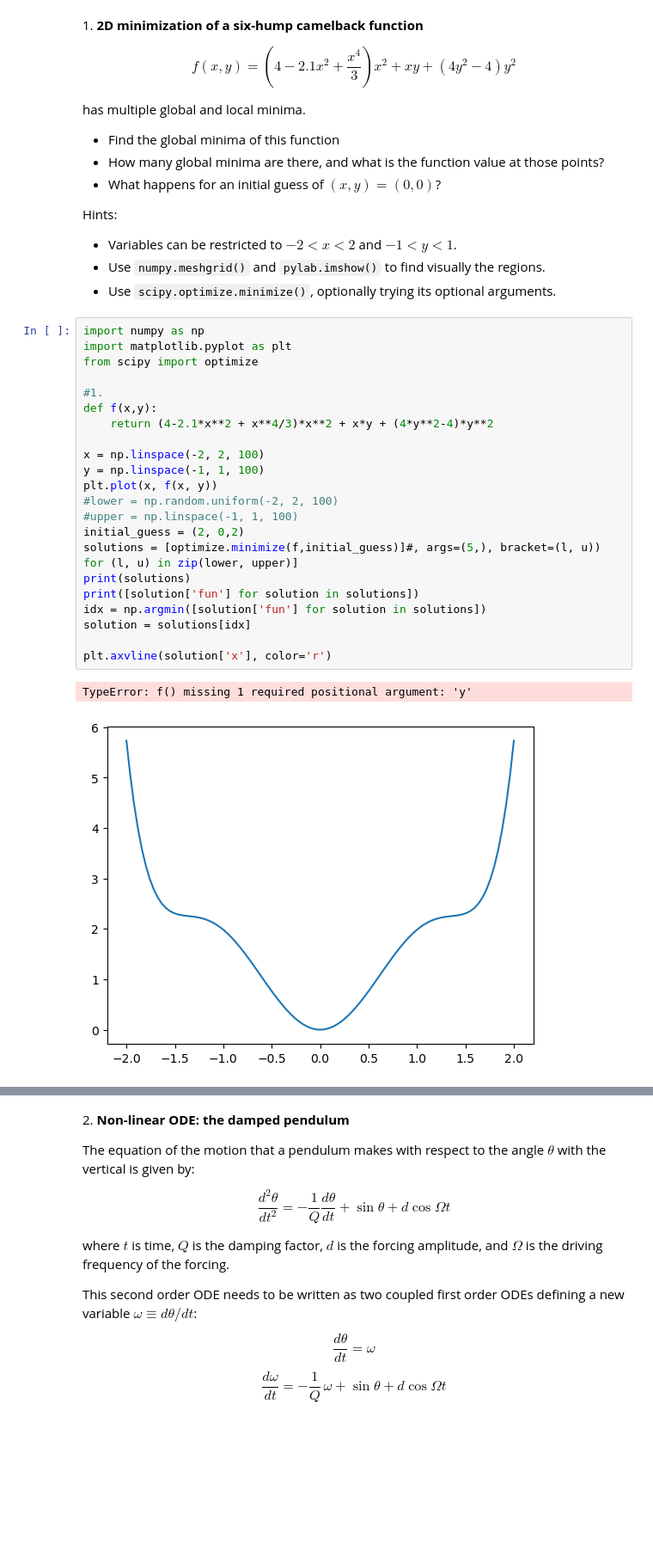
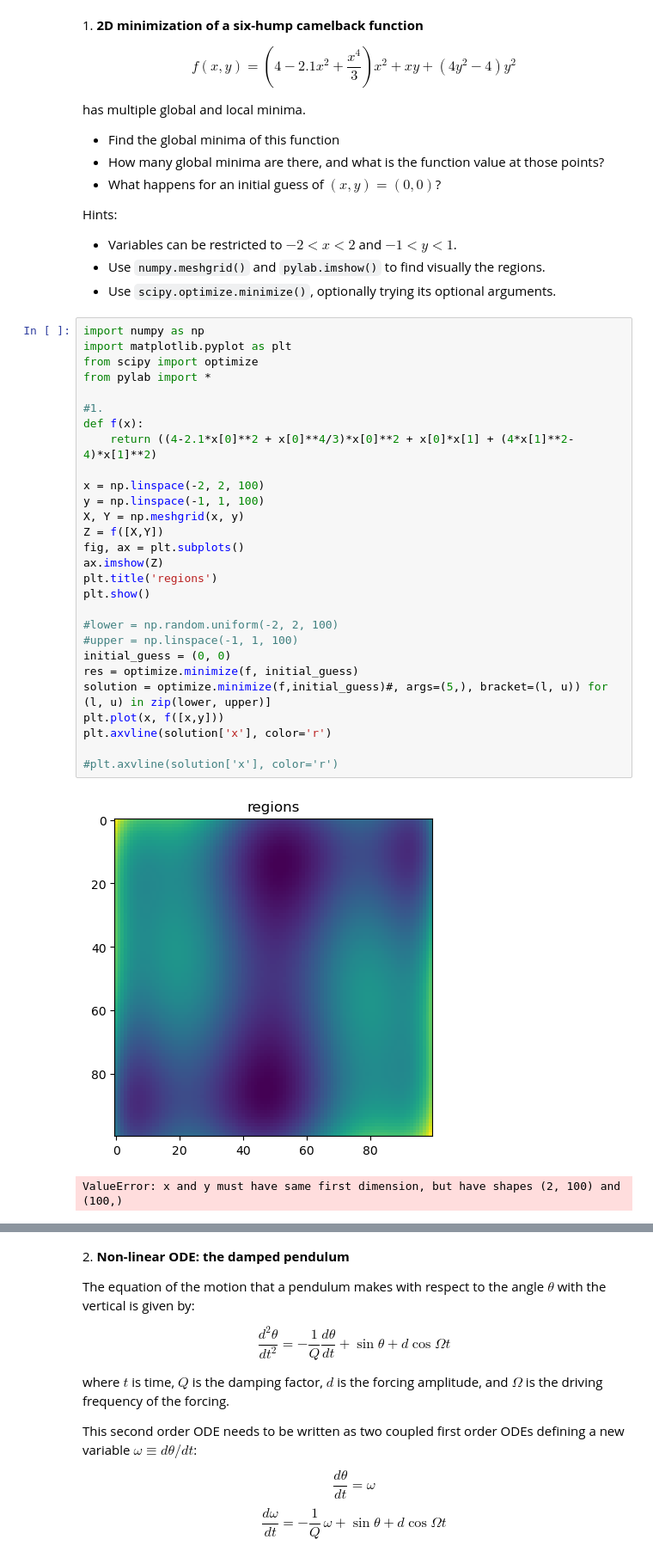
Before and after one commit to anais2412/ScientificComputingWithPython2022, a Jupyter notebook: 09ex_numerical.ipynb, the cells around one changed output, grey strips where cells are left out. Shown: that part at 86% size. Cells and saved outputs as stored; diff of their text form; blank space fills up the shorter version.

```diff
--- a/09ex_numerical.ipynb
+++ b/09ex_numerical.ipynb
@@ -17,25 +17,31 @@ Hints:
 # %%
 import numpy as np
 import matplotlib.pyplot as plt
 from scipy import optimize
+from pylab import *
 
 #1.
-def f(x,y):
-    return (4-2.1*x**2 + x**4/3)*x**2 + x*y + (4*y**2-4)*y**2
+def f(x):
+    return ((4-2.1*x[0]**2 + x[0]**4/3)*x[0]**2 + x[0]*x[1] + (4*x[1]**2-4)*x[1]**2)
 
 x = np.linspace(-2, 2, 100)
 y = np.linspace(-1, 1, 100)
-plt.plot(x, f(x, y))
+X, Y = np.meshgrid(x, y)
+Z = f([X,Y])
+fig, ax = plt.subplots()
+ax.imshow(Z)
+plt.title('regions')
+plt.show()
+
 #lower = np.random.uniform(-2, 2, 100)
 #upper = np.linspace(-1, 1, 100)
-initial_guess = (2, 0,2)
-solutions = [optimize.minimize(f,initial_guess)]#, args=(5,), bracket=(l, u)) for (l, u) in zip(lower, upper)]
-print(solutions)
-print([solution['fun'] for solution in solutions])
-idx = np.argmin([solution['fun'] for solution in solutions])
-solution = solutions[idx]
+initial_guess = (0, 0)
+res = optimize.minimize(f, initial_guess)
+solution = optimize.minimize(f,initial_guess)#, args=(5,), bracket=(l, u)) for (l, u) in zip(lower, upper)]
+plt.plot(x, f([x,y]))
+plt.axvline(solution['x'], color='r')
 
-plt.axvline(solution['x'], color='r')
+#plt.axvline(solution['x'], color='r')
 # %% [output]
+[figure, new version]
-TypeError: f() missing 1 required positional argument: 'y'
+ValueError: x and y must have same first dimension, but have shapes (2, 100) and (100,)
-[figure, old version]
```
Also changed, not shown: parts of 3 cells of this notebook, 1 other file.
